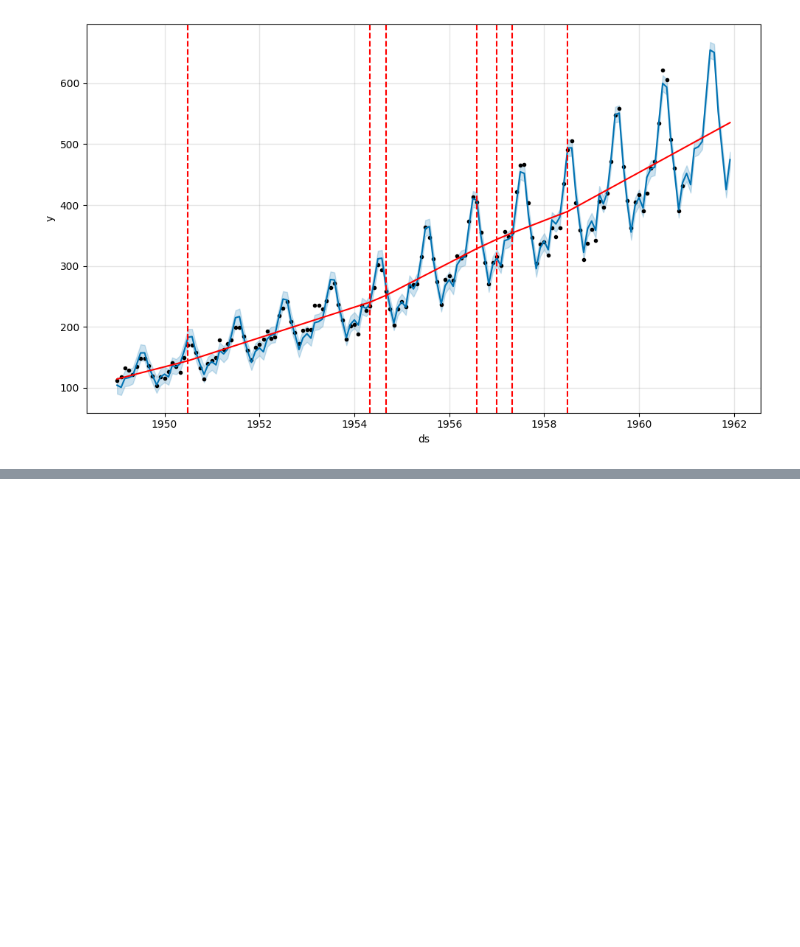
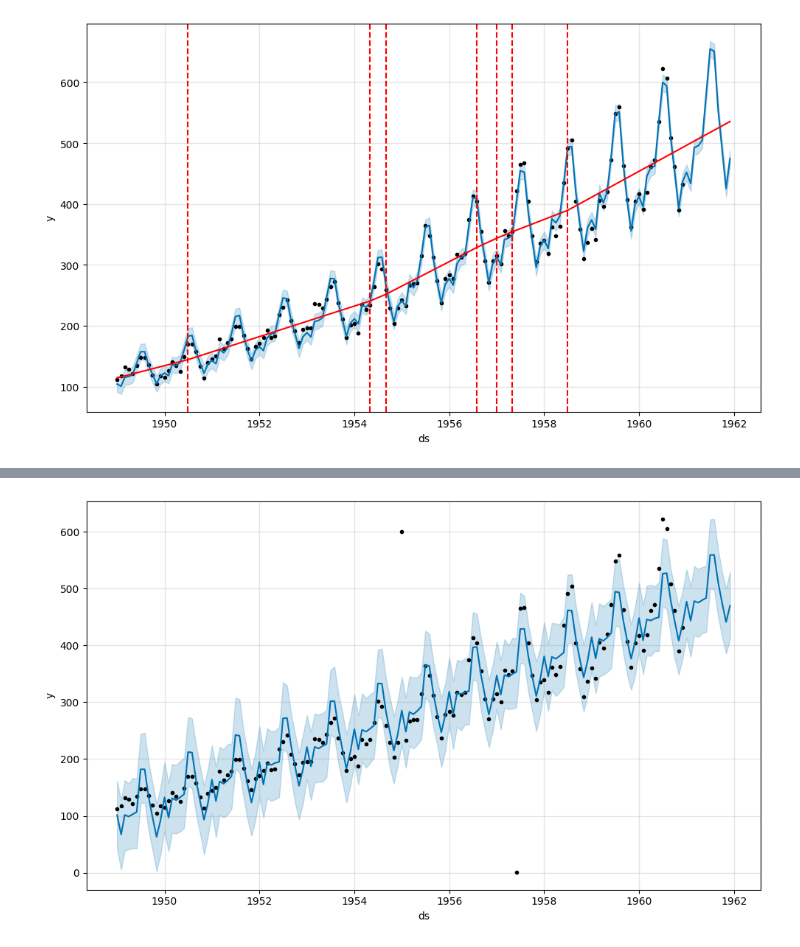
Before and after one commit to Pratik94229/Time-Series, a Jupyter notebook: Airline_Passenger_Prediction_using_FBProphet.ipynb, the cells around one changed output, grey strips where cells are left out. Cells and saved outputs as stored; diff of their text form; code cells hidden in the pictures; blank space fills up the shorter version.

```diff
--- a/Airline_Passenger_Prediction_using_FBProphet.ipynb
+++ b/Airline_Passenger_Prediction_using_FBProphet.ipynb
@@ -175,0 +227,6 @@ future = m2.make_future_dataframe(periods=12,freq="MS")
+# %%
+#creating model instance
+m3=Prophet()
+
+#fitting the model
+m3.fit(df)
@@ -175,0 +246,11 @@ future = m2.make_future_dataframe(periods=12,freq="MS")
+# %%
+#Creating future dates for prediction
+future = m3.make_future_dataframe(periods=12,freq="MS")
+# %%
+#predicting on future dataset
+forecast=m3.predict(future)
+# %%
+#plotting forecasted value
+fig=m3.plot(forecast)
+# %% [output]
+[figure, added]
```
Also changed, not shown: parts of 53 cells of this notebook.
